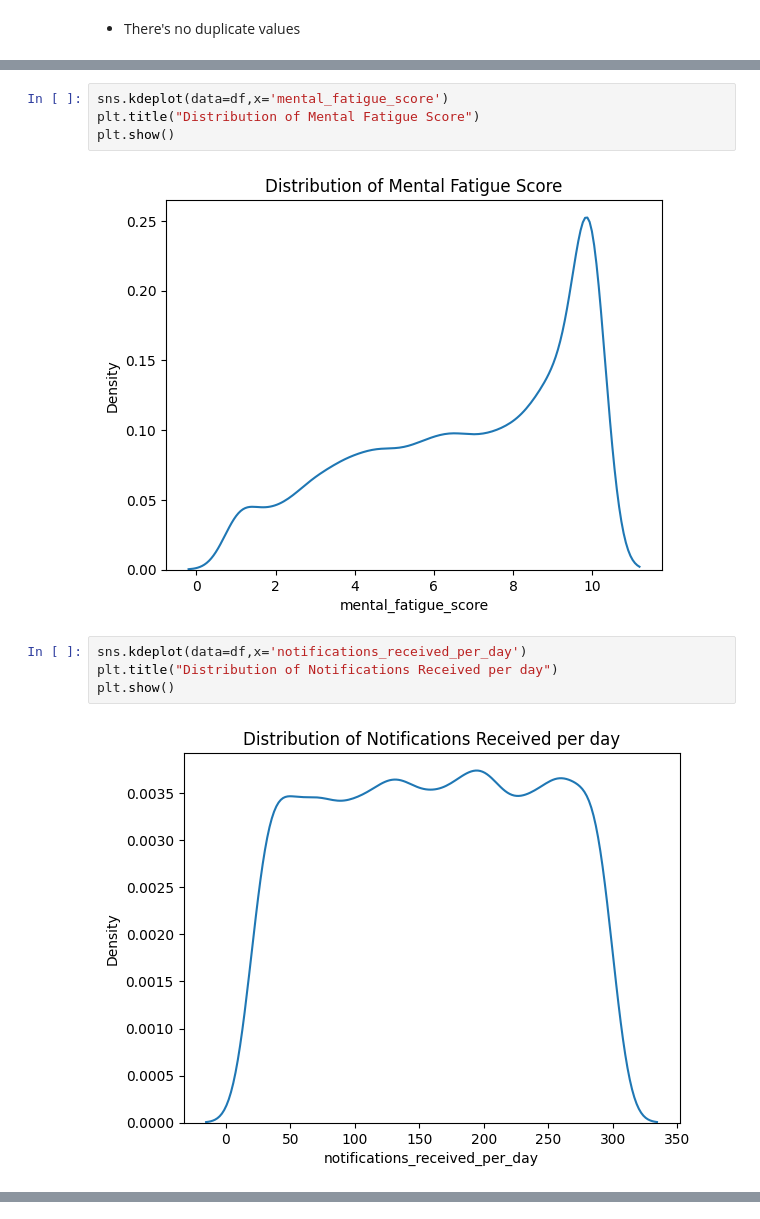
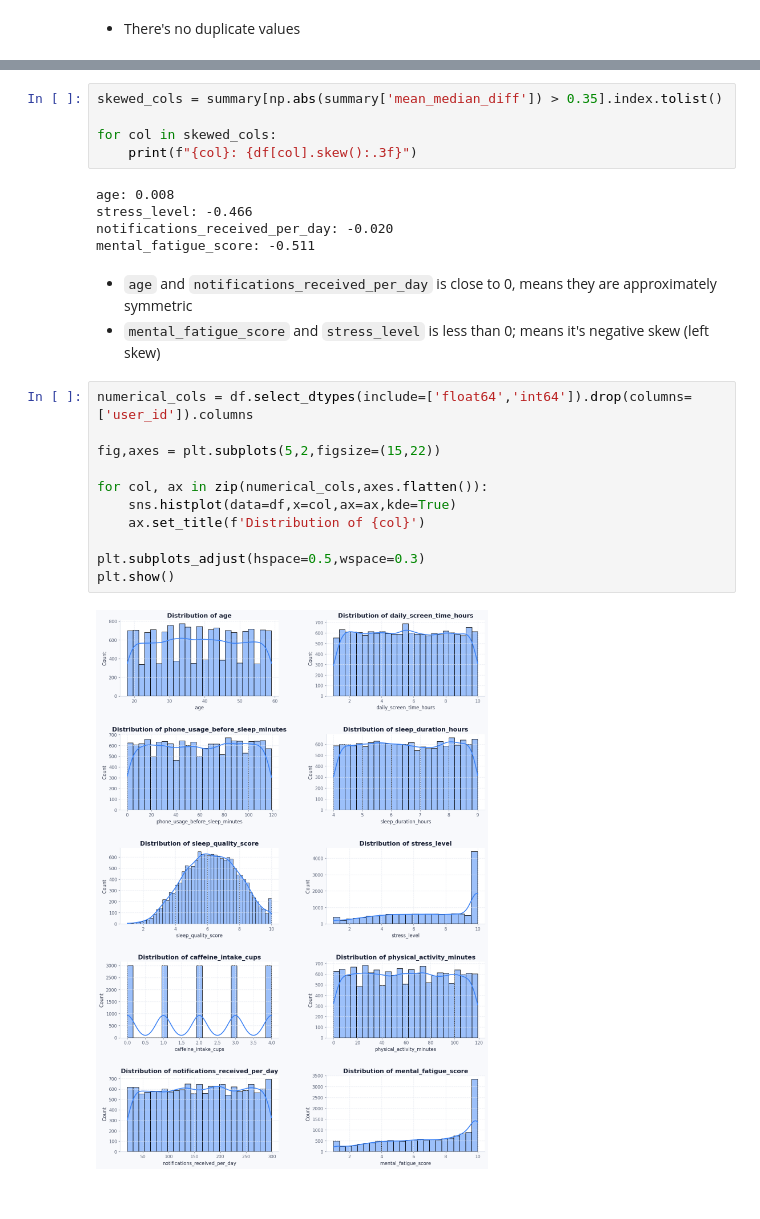
Before and after one commit to shivainlabs/Sleep-Screen-Time-and-Stress-Analysis, a Jupyter notebook: notebooks/01_data_understanding_eda.ipynb, the cells around one changed output, grey strips where cells are left out. Drawn from its saved outputs; the diff is of its cells as text.

```diff
--- a/notebooks/01_data_understanding_eda.ipynb
+++ b/notebooks/01_data_understanding_eda.ipynb
@@ -134,15 +145,3 @@ df.describe().T
-# %%
-sns.kdeplot(data=df,x='mental_fatigue_score')
-plt.title("Distribution of Mental Fatigue Score")
-plt.show()
-# %% [output]
-[figure, removed]
-# %%
-sns.kdeplot(data=df,x='notifications_received_per_day')
-plt.title("Distribution of Notifications Received per day")
-plt.show()
-# %% [output]
-[figure, removed]
 # %%
 summary = df.describe().T
 
@@ -164,3 +163,29 @@ display(summary)
 | physical_activity_minutes | 15000.0 | 59.157133 | 34.525705 | 0.0 | 29.00 | 59.00 | 89.00 | 119.0 | 0.157133 |
 | notifications_received_per_day | 15000.0 | 160.890467 | 80.856902 | 20.0 | 92.00 | 162.00 | 231.00 | 299.0 | -1.109533 |
 | mental_fatigue_score | 15000.0 | 6.873009 | 2.730482 | 1.0 | 4.70 | 7.38 | 9.45 | 10.0 | -0.506991 |
+# %%
+skewed_cols = summary[np.abs(summary['mean_median_diff']) > 0.35].index.tolist()
+
+for col in skewed_cols:
+    print(f"{col}: {df[col].skew():.3f}")
+# %% [output]
+age: 0.008
+stress_level: -0.466
+notifications_received_per_day: -0.020
+mental_fatigue_score: -0.511
+# %% [markdown]
+- `age` and `notifications_received_per_day` is close to 0, means they are approximately symmetric
+- `mental_fatigue_score` and `stress_level` is less than 0; means it's negative skew (left skew)
+# %%
+numerical_cols = df.select_dtypes(include=['float64','int64']).drop(columns=['user_id']).columns
+
+fig,axes = plt.subplots(5,2,figsize=(15,22))
+
+for col, ax in zip(numerical_cols,axes.flatten()):
+    sns.histplot(data=df,x=col,ax=ax,kde=True)
+    ax.set_title(f'Distribution of {col}')
+
+plt.subplots_adjust(hspace=0.5,wspace=0.3)
+plt.show()
+# %% [output]
+[figure, added]
```
Also changed, not shown: parts of 14 cells of this notebook.
